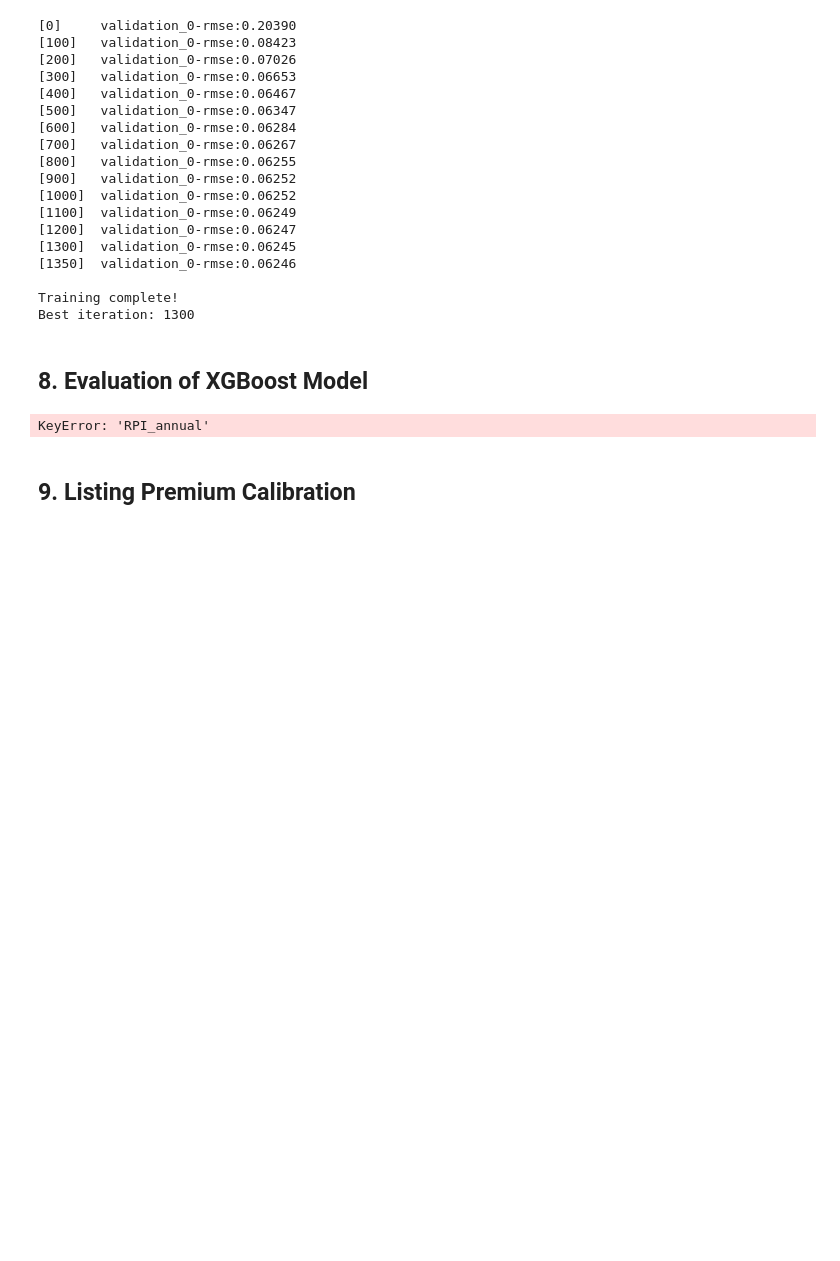
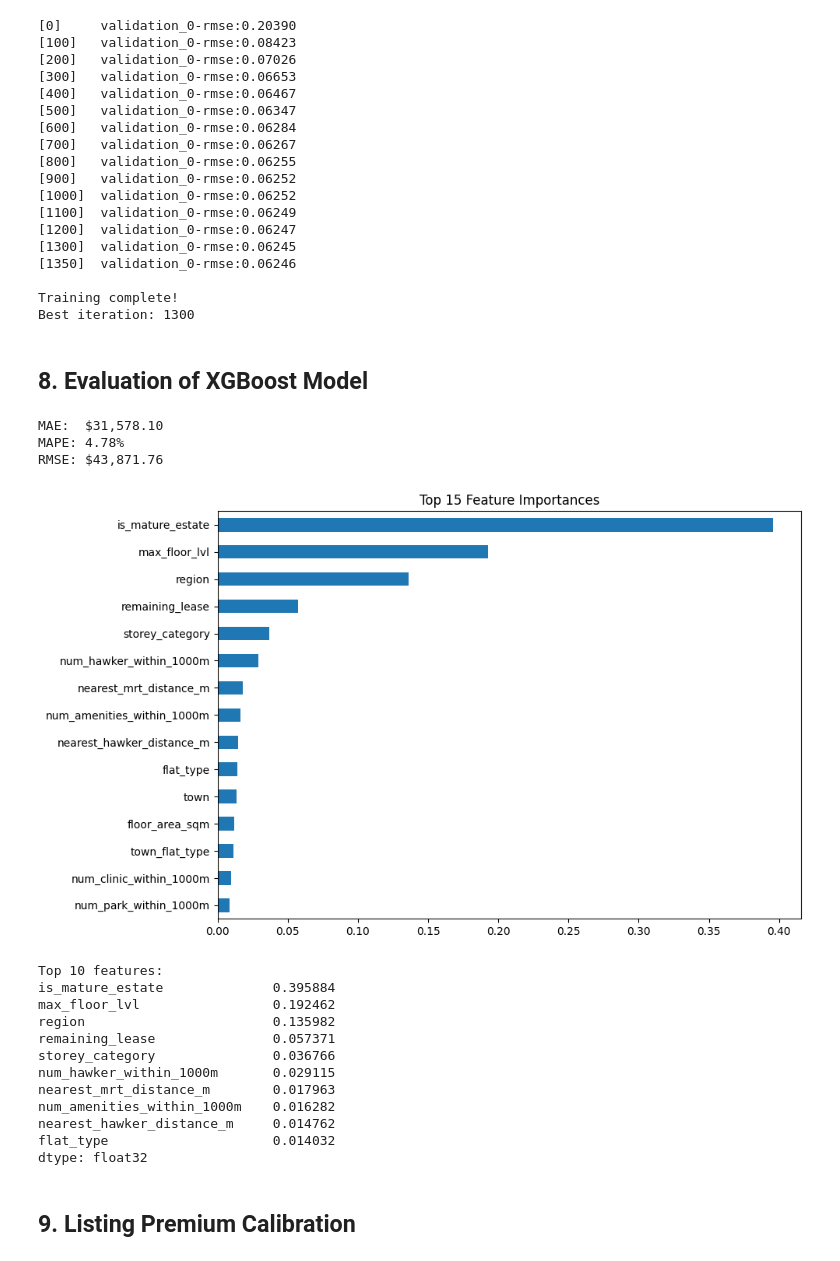
Before and after one commit to sanjeevr123/DSE3101-Project, a Jupyter notebook: backend/03_final_models.ipynb, the cells around one changed output. Cells and saved outputs as stored; diff of their text form; code cells hidden in the pictures; blank space fills up the shorter version.

```diff
--- a/backend/03_final_models.ipynb
+++ b/backend/03_final_models.ipynb
@@ -142,7 +142,8 @@ Mid-Low      54161
 High         25028
 Name: count, dtype: int64
 # %%
-hdb_df['storey_category'] = hdb_df['storey_category'].replace({'Mid-Low': 'mid', 'Mid-High': 'mid'})
+hdb_df['storey_category'] = hdb_df['storey_category'].replace({'Mid-Low': 'mid', 'Mid-High': 'mid',
+                                                               'Low': 'low', 'High': 'high'})
 hdb_df['storey_category'].value_counts()
 # %% [output]
 storey_category
@@ -457,34 +475,49 @@ Best iteration: 1300
 # %%
 # Predictions are converted from log-normalised space back to SGD
 # using the current RPI — same inverse transform used at inference time.
 final_log_preds = xgb_model.predict(X_test)
-final_dollar_preds = np.exp(final_log_preds) * X_test['floor_area_sqm'] * X_test['RPI_annual']
+final_dollar_preds = np.exp(final_log_preds) * X_test['floor_area_sqm'] * CURRENT_RPI
 
 mae  = mean_absolute_error(y_test_actual, final_dollar_preds)
 mape = mean_absolute_percentage_error(y_test_actual, final_dollar_preds) * 100
 rmse = np.sqrt(mean_squared_error(y_test_actual, final_dollar_preds))
 
 print(f"MAE:  ${mae:,.2f}")
 print(f"MAPE: {mape:.2f}%")
 print(f"RMSE: ${rmse:,.2f}")
 
 # Feature importance — reveals which signals the model relies on most
 feat_imp = pd.Series(
     xgb_model.feature_importances_,
     index=TREE_FEATURES
 ).sort_values(ascending=False)
 
 plt.figure(figsize=(10, 6))
 feat_imp.head(15).plot(kind='barh')
 plt.title('Top 15 Feature Importances')
 plt.gca().invert_yaxis()
 plt.tight_layout()
 plt.show()
 
 print("\nTop 10 features:")
 print(feat_imp.head(10))
 # %% [output]
-KeyError: 'RPI_annual'
+MAE:  $31,578.10
+MAPE: 4.78%
+RMSE: $43,871.76
+[figure, added]
+Top 10 features:
+is_mature_estate              0.395884
+max_floor_lvl                 0.192462
+region                        0.135982
+remaining_lease               0.057371
+storey_category               0.036766
+num_hawker_within_1000m       0.029115
+nearest_mrt_distance_m        0.017963
+num_amenities_within_1000m    0.016282
+nearest_hawker_distance_m     0.014762
+flat_type                     0.014032
+dtype: float32
 # %% [markdown]
 ## 9. Listing Premium Calibration
 # %%
```
Also changed, not shown: parts of 4 cells of this notebook, 2 other files.
